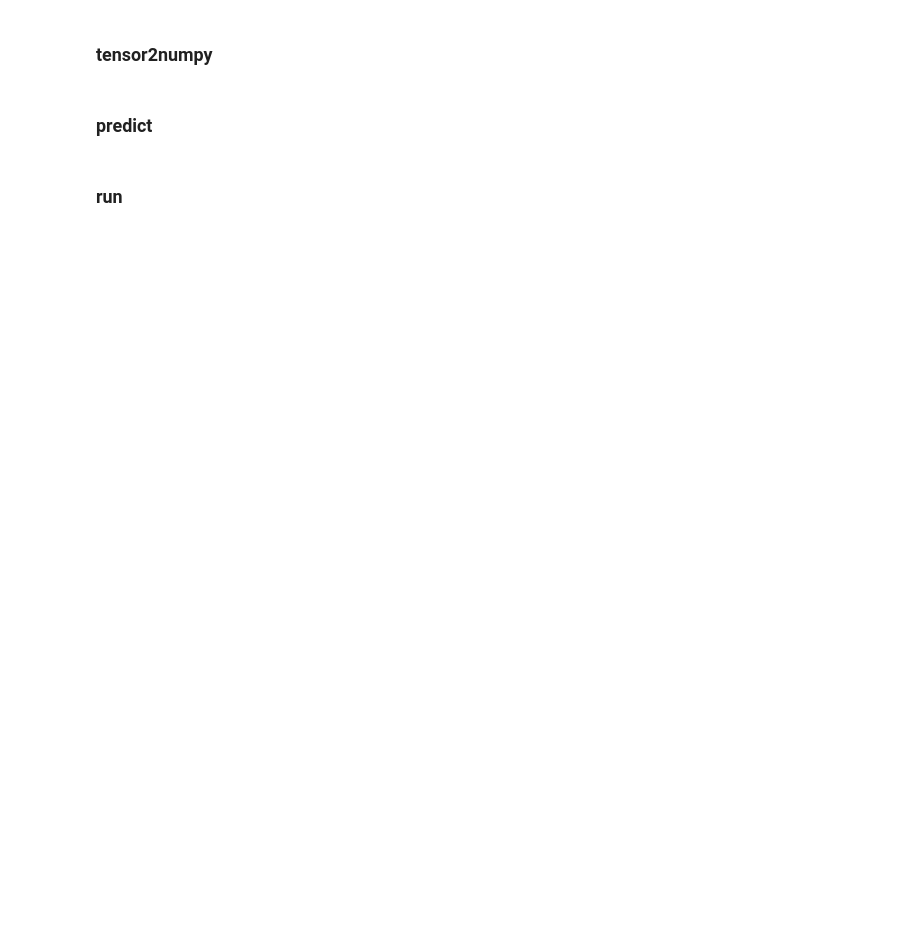
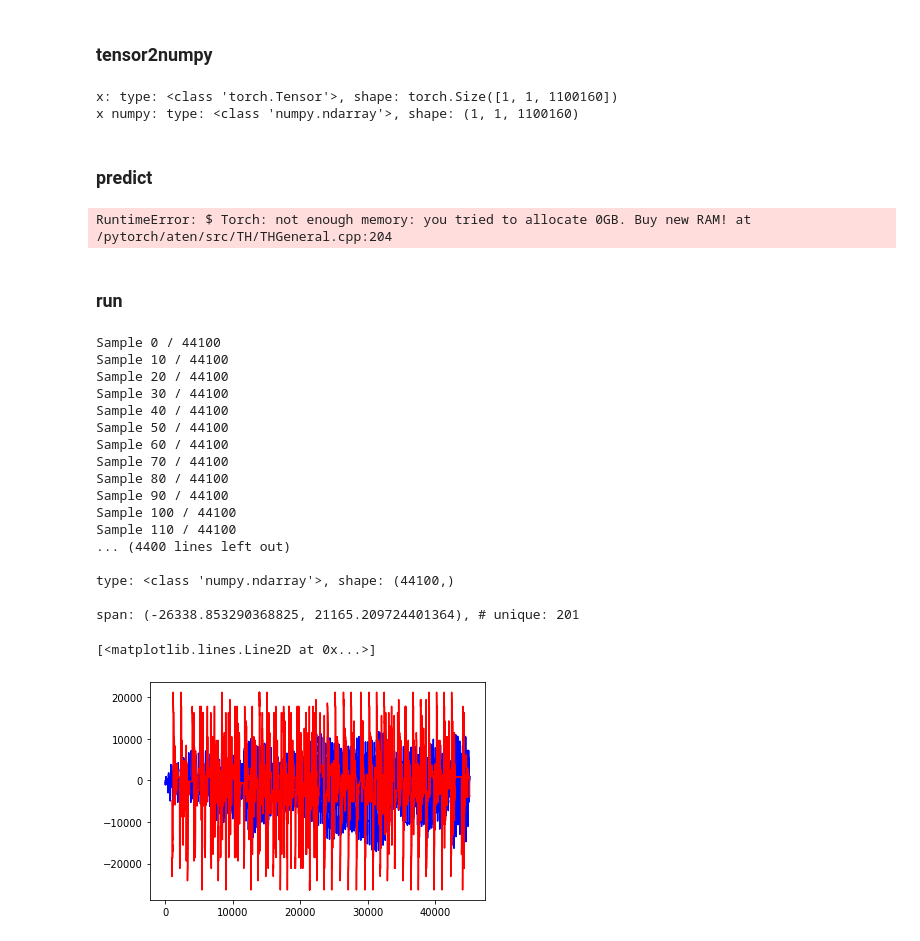
Before and after one commit to rudolfix/Wavenet-PyTorch, a Jupyter notebook: test_units.ipynb, the cells around one changed output. Cells and saved outputs as stored; diff of their text form; code cells hidden in the pictures; blank space fills up the shorter version.

```diff
--- a/test_units.ipynb
+++ b/test_units.ipynb
@@ -310,9 +407,9 @@ from wavenet.models import Model, Generator
 
 %matplotlib inline
 
-x_len = 2**8
+x_len = 2**10
 num_classes = 256
-num_layers = 7
+num_layers = 9
 num_blocks = 2
 num_hidden = 128
 kernel_size = 2
@@ -322,9 +419,22 @@ gamma = 0.5
 batch_size = 8
 num_workers = 1
 num_epochs = 10
-model_file = 'model-7.pt'
 
-filelist = ['./audio/classical.wav']
+# x_len = 2**8
+# num_classes = 256
+# num_layers = 7
+# num_blocks = 2
+# num_hidden = 128
+# kernel_size = 2
+# learn_rate = 0.001
+# step_size = 50
+# gamma = 0.5
+# batch_size = 8
+# num_workers = 1
+# num_epochs = 10
+model_file = 'model-2.ct'
+
+filelist = ['./audio/001.wav']
 dataset = AudioData(filelist, x_len, num_classes=num_classes,
                     store_tracks=True)
 dataloader = AudioLoader(dataset, batch_size=batch_size,
@@ -336,6 +446,7 @@ wave_model = Model(x_len, num_channels=1, num_classes=num_classes,
 if os.path.isfile(model_file):
     wave_model.load_state_dict(torch.load(model_file))
 else:
+    raise Exception("should have model")
     wave_model.criterion = nn.CrossEntropyLoss()
     wave_model.optimizer = optim.Adam(wave_model.parameters(),
                                       lr=learn_rate)
@@ -376,6 +498,9 @@ print('x: type: {}, shape: {}'.format(type(x), x.shape))
 
 x_np = wave_generator.tensor2numpy(x)
 print('x numpy: type: {}, shape: {}'.format(type(x_np), x_np.shape))
+# %% [output]
+x: type: <class 'torch.Tensor'>, shape: torch.Size([1, 1, 1100160])
+x numpy: type: <class 'numpy.ndarray'>, shape: (1, 1, 1100160)
 # %% [markdown]
 ### predict
 # %%
@@ -385,21 +510,43 @@ x = torch.unsqueeze(x, 0)
 
 y = wave_generator.predict(x)
 print('y: type: {}, shape: {}'.format(type(y), y.shape))
+# %% [output]
+RuntimeError: $ Torch: not enough memory: you tried to allocate 0GB. Buy new RAM! at /pytorch/aten/src/TH/THGeneral.cpp:204
 # %% [markdown]
 ### run
 # %%
-num_samples = 100
+num_samples = 44100
 start_idx = 10000
 
 audio, _, _ = dataset._load_audio_from_wav(filelist[0])
 x = audio[start_idx:start_idx + x_len]
 x_samp = audio[start_idx:start_idx + x_len + num_samples]
 
 y = wave_generator.run(x, num_samples, disp_interval=10)
 print('y:')
 print('\ntype: {}, shape: {}'.format(type(y), y.shape))
 print('\nspan: {}, # unique: {}'.format(
     (np.min(y), np.max(y)), len(np.unique(y))))
 
 plt.plot(range(x_len + num_samples), x_samp, 'b')
 plt.plot(range(x_len, x_len + num_samples), y, 'r')
+# %% [output]
+Sample 0 / 44100
+Sample 10 / 44100
+Sample 20 / 44100
+Sample 30 / 44100
+Sample 40 / 44100
+Sample 50 / 44100
+Sample 60 / 44100
+Sample 70 / 44100
+Sample 80 / 44100
+Sample 90 / 44100
+Sample 100 / 44100
+Sample 110 / 44100
+... (4400 lines left out)
+
+type: <class 'numpy.ndarray'>, shape: (44100,)
+
+span: (-26338.853290368825, 21165.209724401364), # unique: 201
+[<matplotlib.lines.Line2D at 0x...>]
+[figure, added]
```
Also changed, not shown: parts of 19 cells of this notebook, 3 other files.
